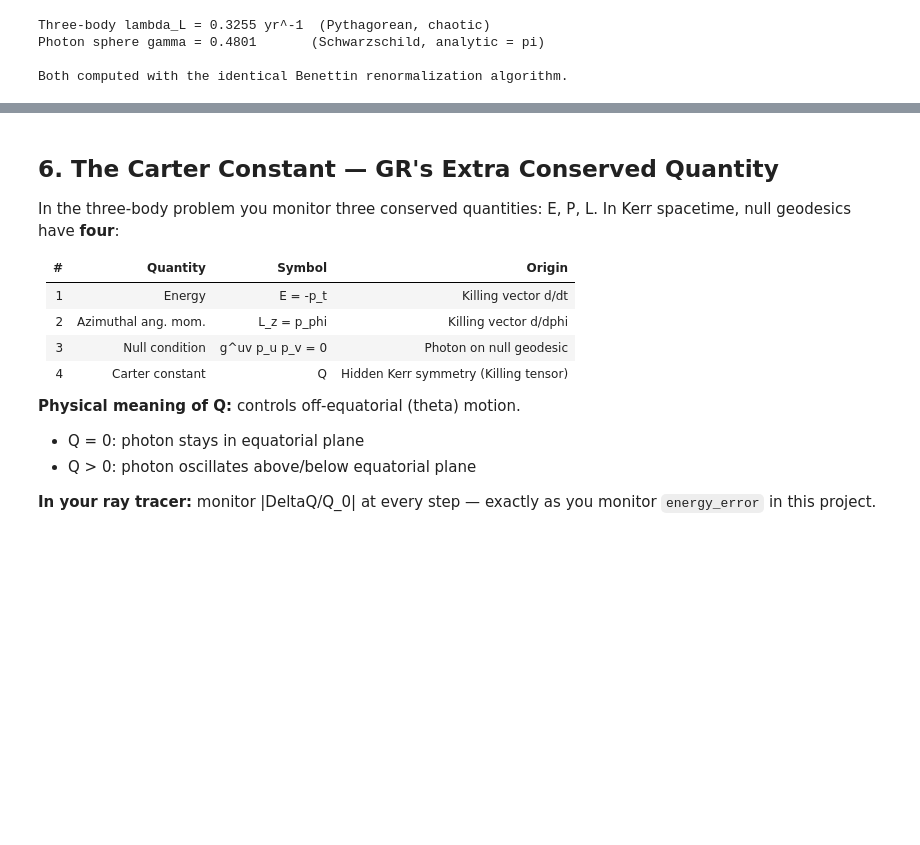
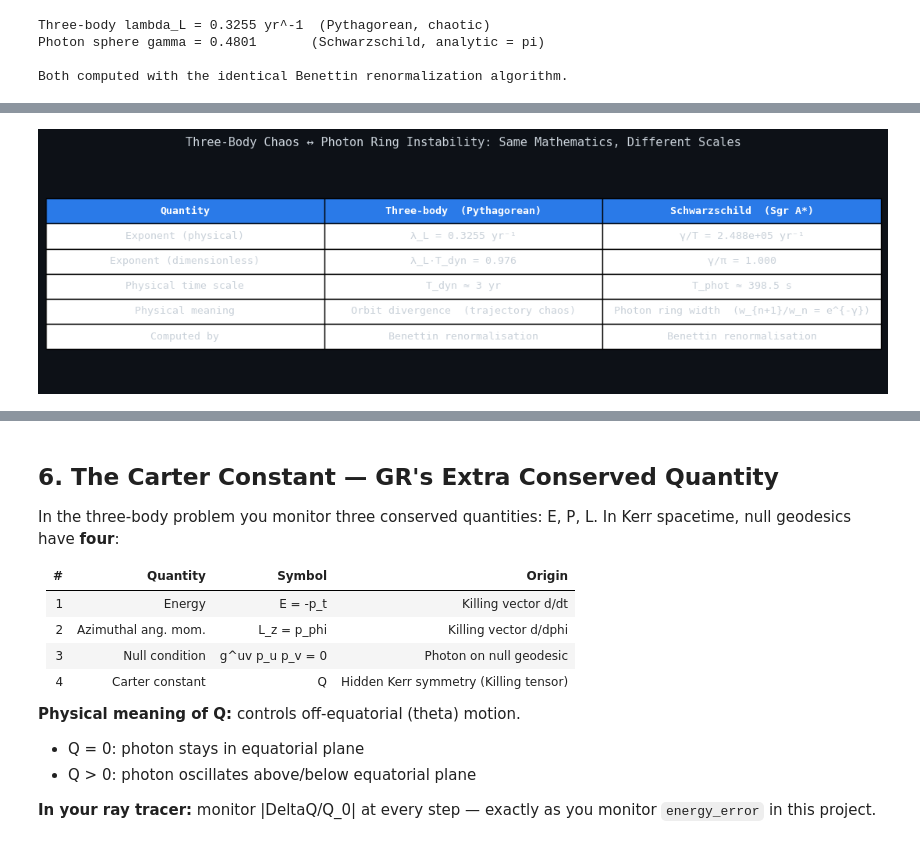
Before and after one commit to shreeharshshinde/three-body-problem, a Jupyter notebook: notebooks/05_research_connection.ipynb, the cells around one changed output, grey strips where cells are left out. Cells and saved outputs as stored; diff of their text form; code cells hidden in the pictures; blank space fills up the shorter version.

```diff
--- a/notebooks/05_research_connection.ipynb
+++ b/notebooks/05_research_connection.ipynb
@@ -330,0 +336,77 @@ Both computed with the identical Benettin renormalization algorithm.
+# %%
+# Physical constants (SI)
+G_SI, c_SI, M_sun_kg = 6.674e-11, 3.000e8, 1.989e30
+yr_s = 365.25 * 24 * 3600
+
+# ── Three-body result (computed above) ──────────────────────────────────────
+lam_3body = tb_lyap[-1]          # [yr⁻¹]
+T_dyn     = 3.0                  # yr — rough Pythagorean dynamical crossing time
+lam_dimless = lam_3body * T_dyn  # dimensionless: should be O(1)
+
+# ── Schwarzschild photon sphere ──────────────────────────────────────────────
+gamma_schw = np.pi               # exact: γ = π for Schwarzschild
+
+# Photon orbit period at r = 3M  →  T = 2π × 3GM/c³
+# Use Sgr A* (M = 4.3×10⁶ M☉) so we can express γ in yr⁻¹
+M_sgr  = 4.3e6 * M_sun_kg
+T_phot_s  = 2 * np.pi * 3 * G_SI * M_sgr / c_SI**3
+T_phot_yr = T_phot_s / yr_s
+gamma_per_yr   = gamma_schw / T_phot_yr   # [yr⁻¹] — for comparison
+gamma_dimless  = gamma_schw / np.pi       # = 1.0 exactly
+
+print('=' * 62)
+print('  Quantitative Comparison: λ_L vs γ  (Photon Sphere)')
+print('=' * 62)
+print()
+print(f'  Three-body  (Pythagorean, chaotic)')
+print(f'    λ_L          = {lam_3body:.4f} yr⁻¹')
+print(f'    T_dyn        ≈ {T_dyn:.1f} yr  (dynamical crossing time)')
+print(f'    λ_L · T_dyn  = {lam_dimless:.3f}  [dimensionless — O(1)]')
+print()
+print(f'  Schwarzschild photon sphere  (Sgr A*,  M = 4.3×10⁶ M☉)')
+print(f'    γ            = π = {gamma_schw:.4f}  [per photon orbit]')
+print(f'    T_photon orbit = {T_phot_s:.2f} s  = {T_phot_yr:.2e} yr')
+print(f'    γ / T_phot   = {gamma_per_yr:.3e} yr⁻¹')
+print(f'    γ / π        = {gamma_dimless:.3f}  [dimensionless — O(1)]')
+print()
+scale_ratio = gamma_per_yr / lam_3body
+print(f'  Physical ratio γ/λ_L = {scale_ratio:.1e} — entirely a scale difference.')
+print(f'  In dimensionless units: λ_L·T_dyn = {lam_dimless:.2f},  γ/π = {gamma_dimless:.2f}')
+print(f'  Both are O(1). Same maths, different clocks.')
+
+# ── Comparison table ─────────────────────────────────────────────────────────
+fig, ax = plt.subplots(figsize=(11, 3.5))
+ax.axis('off')
+headers = ['Quantity', 'Three-body  (Pythagorean)', 'Schwarzschild  (Sgr A*)']
+rows = [
+    ['Exponent (physical)',
+     f'λ_L = {lam_3body:.4f} yr⁻¹',
+     f'γ/T = {gamma_per_yr:.3e} yr⁻¹'],
+    ['Exponent (dimensionless)',
+     f'λ_L·T_dyn = {lam_dimless:.3f}',
+     f'γ/π = {gamma_dimless:.3f}'],
+    ['Physical time scale',
+     f'T_dyn ≈ {T_dyn:.0f} yr',
+     f'T_phot ≈ {T_phot_s:.1f} s'],
+    ['Physical meaning',
+     'Orbit divergence  (trajectory chaos)',
+     'Photon ring width  (w_{n+1}/w_n = e^{-γ})'],
+    ['Computed by',
+     'Benettin renormalisation',
+     'Benettin renormalisation'],
+]
+table = ax.table(cellText=rows, colLabels=headers, loc='center', cellLoc='center')
+table.auto_set_font_size(False); table.set_fontsize(9.5)
+table.scale(1, 1.8)
+for j in range(3):
+    table[0, j].set_facecolor('#2A7AE8')
+    table[0, j].set_text_props(color='white', fontweight='bold')
+ax.set_title('Three-Body Chaos ↔ Photon Ring Instability: Same Mathematics, Different Scales',
+             fontsize=11, pad=14)
+plt.tight_layout(); plt.show()
+
+print()
+print('Key message: the magnitude difference is purely a time-scale difference.')
+print('In your Kerr paper γ(a,θ) plays exactly the role λ_L plays here:')
+print('both measure how fast nearby trajectories diverge in phase space.')
+# %% [output]
@@ -330,0 +431 @@ Both computed with the identical Benettin renormalization algorithm.
+[figure, added]
```
Also changed, not shown: parts of 3 cells of this notebook.
